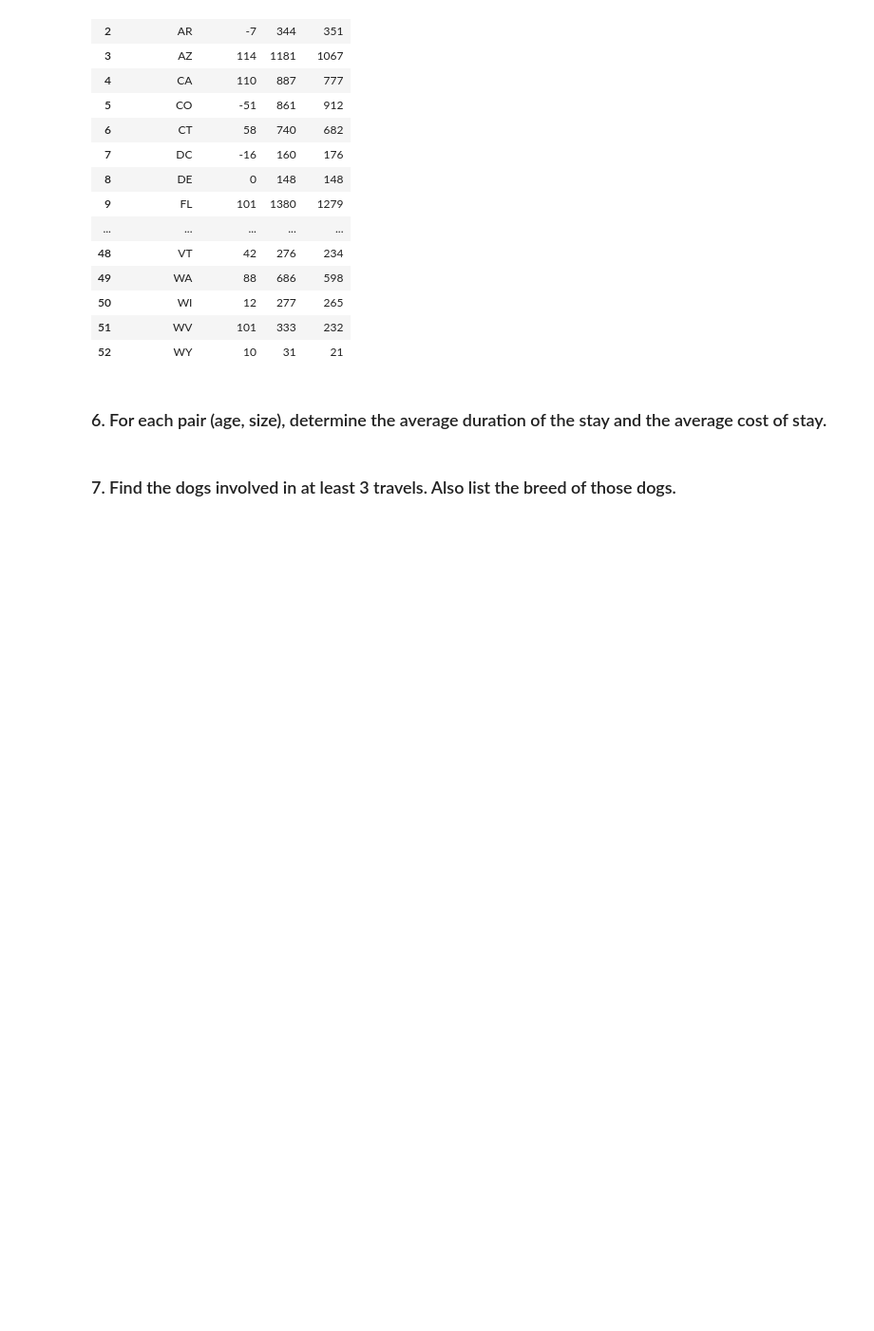
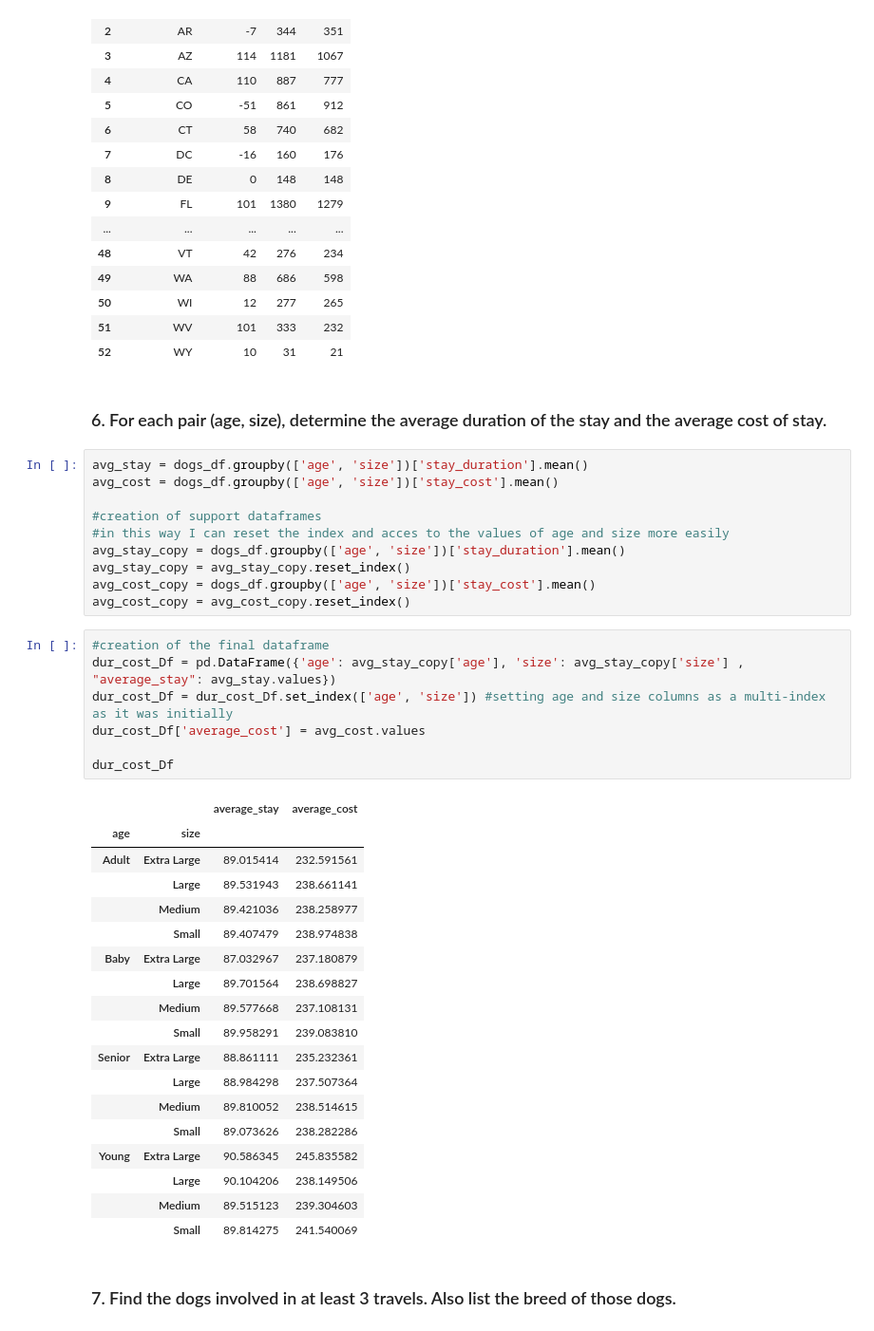
Before and after one commit to danielepoterti/FoundationCS, a Jupyter notebook: project.ipynb, the cells around one changed output. Shown at 95% size. Drawn from its saved outputs; the diff is of its cells as text; blank space fills up the shorter version.

```diff
--- a/project.ipynb
+++ b/project.ipynb
@@ -306,6 +306,42 @@ imbDf
 | 52 | WY | 10 | 31 | 21 |
 # %% [markdown]
 ### 6. For each pair (age, size), determine the average duration of the stay and the average cost of stay.
+# %%
+avg_stay = dogs_df.groupby(['age', 'size'])['stay_duration'].mean()
+avg_cost = dogs_df.groupby(['age', 'size'])['stay_cost'].mean()
+
+#creation of support dataframes
+#in this way I can reset the index and acces to the values of age and size more easily
+avg_stay_copy = dogs_df.groupby(['age', 'size'])['stay_duration'].mean()
+avg_stay_copy = avg_stay_copy.reset_index()
+avg_cost_copy = dogs_df.groupby(['age', 'size'])['stay_cost'].mean()
+avg_cost_copy = avg_cost_copy.reset_index()
+# %%
+#creation of the final dataframe
+dur_cost_Df = pd.DataFrame({'age': avg_stay_copy['age'], 'size': avg_stay_copy['size'] , "average_stay": avg_stay.values})
+dur_cost_Df = dur_cost_Df.set_index(['age', 'size']) #setting age and size columns as a multi-index as it was initially
+dur_cost_Df['average_cost'] = avg_cost.values
+
+dur_cost_Df
+# %% [output]
+|  |  | average_stay | average_cost |
+| age | size |  |  |
+| Adult | Extra Large | 89.015414 | 232.591561 |
+|  | Large | 89.531943 | 238.661141 |
+|  | Medium | 89.421036 | 238.258977 |
+|  | Small | 89.407479 | 238.974838 |
+| Baby | Extra Large | 87.032967 | 237.180879 |
+|  | Large | 89.701564 | 238.698827 |
+|  | Medium | 89.577668 | 237.108131 |
+|  | Small | 89.958291 | 239.083810 |
+| Senior | Extra Large | 88.861111 | 235.232361 |
+|  | Large | 88.984298 | 237.507364 |
+|  | Medium | 89.810052 | 238.514615 |
+|  | Small | 89.073626 | 238.282286 |
+| Young | Extra Large | 90.586345 | 245.835582 |
+|  | Large | 90.104206 | 238.149506 |
+|  | Medium | 89.515123 | 239.304603 |
+|  | Small | 89.814275 | 241.540069 |
 # %% [markdown]
 ### 7. Find the dogs involved in at least 3 travels. Also list the breed of those dogs.
 # %% [markdown]
```
